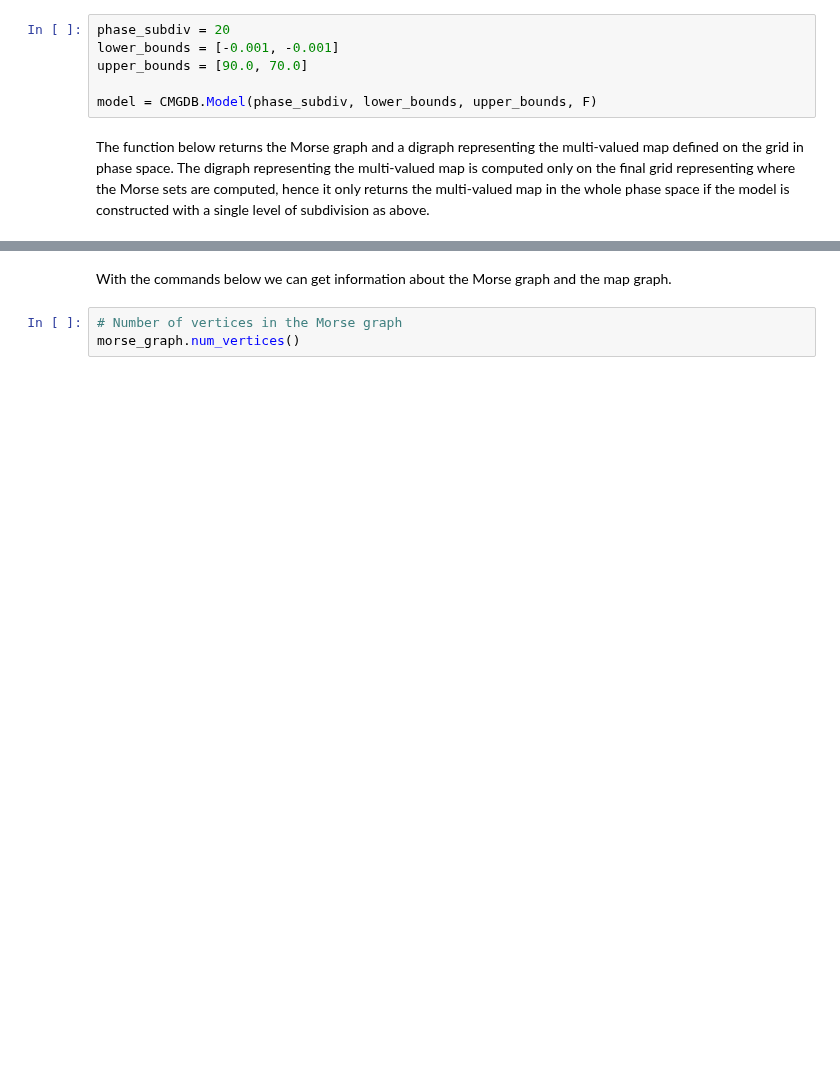
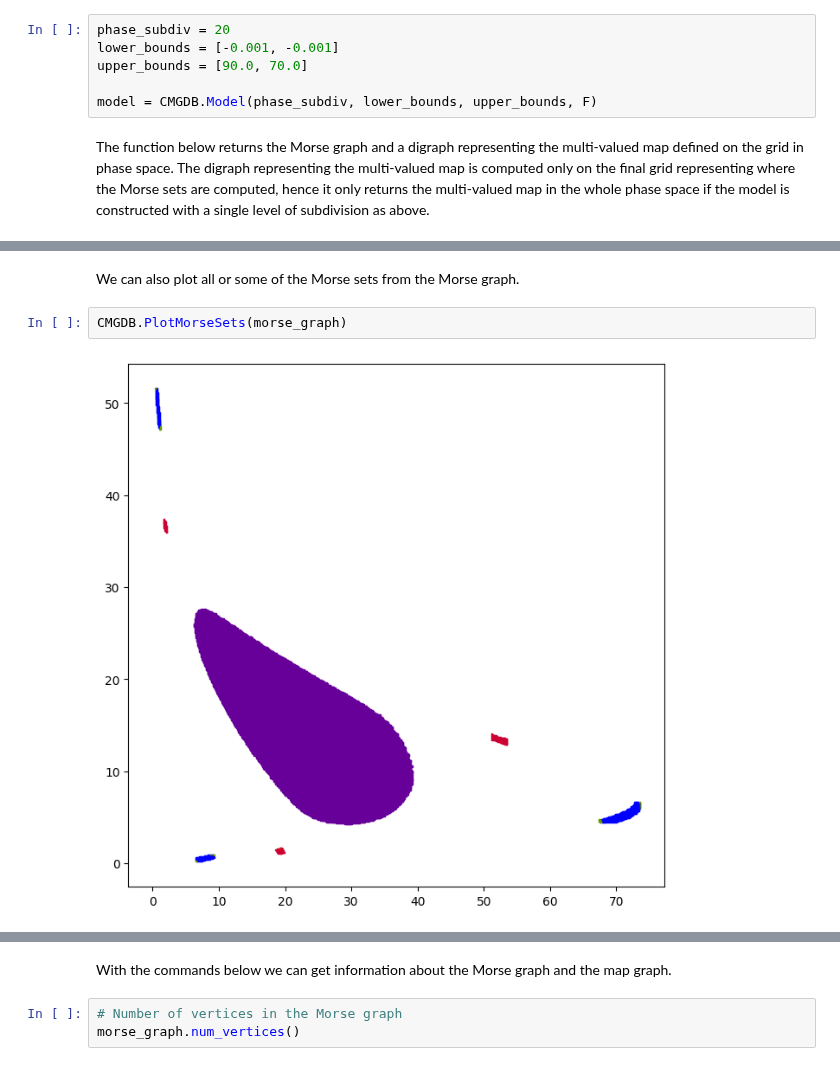
Before and after one commit to marciogameiro/CMGDB, a Jupyter notebook: examples/Examples.ipynb, the cells around one changed output, grey strips where cells are left out. Saved outputs shown, nothing was run; the diff lists cells and outputs as text; blank space fills up the shorter version.

Commit message:
Added reachability and plotting to Morse graph

```diff
--- a/examples/Examples.ipynb
+++ b/examples/Examples.ipynb
@@ -105,3 +104,9 @@ Wall time: 29.9 s
 CMGDB.PlotMorseGraph(morse_graph)
 # %% [output]
 [drawing not drawn]
+# %% [markdown]
+We can also plot all or some of the Morse sets from the Morse graph.
+# %%
+CMGDB.PlotMorseSets(morse_graph)
+# %% [output]
+[figure, added]
```
Also changed, not shown: parts of 11 cells of this notebook, 4 other files.
